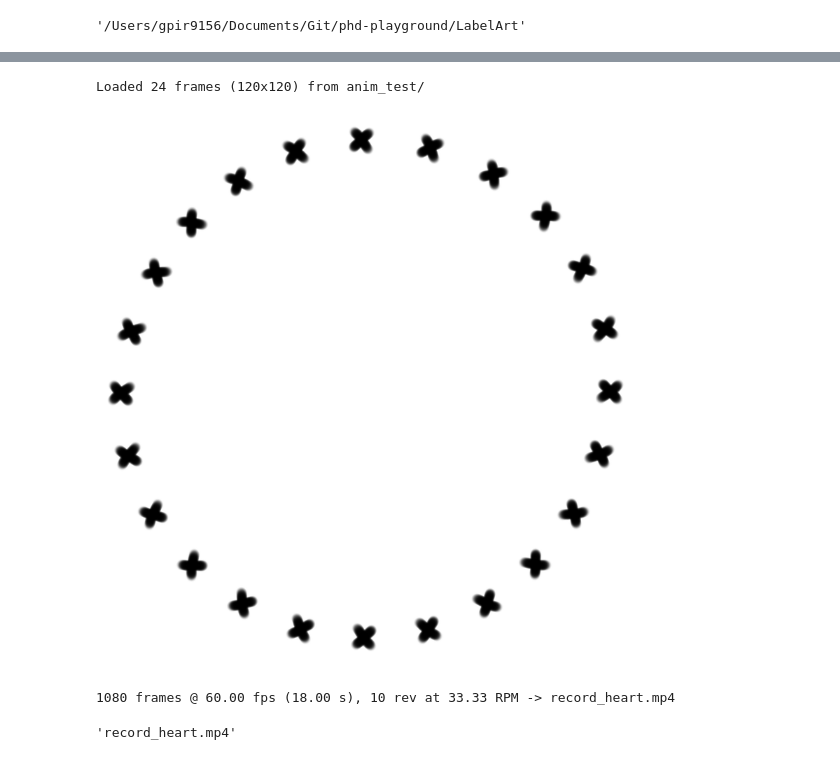
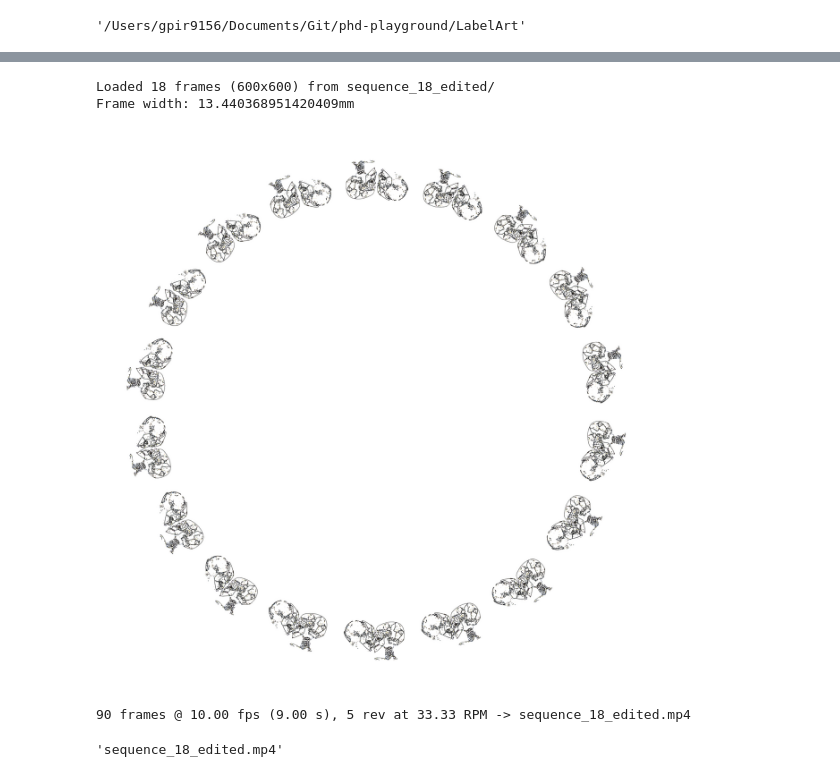
Before and after one commit to gracepiroscia/phd-playground, a Jupyter notebook: LabelArt/dummy_anim.ipynb, the cells around one changed output, grey strips where cells are left out. Saved outputs shown, nothing was run; the diff lists cells and outputs as text; code cells hidden in the pictures.

```diff
--- a/LabelArt/dummy_anim.ipynb
+++ b/LabelArt/dummy_anim.ipynb
@@ -61,7 +61,7 @@ def save_gif(frames, output_path, fps):
 
 def make_wheel(frames, radius_mm, dpi=300, scales=1.0, frame_width_mm=None,
                radial=True, label_diameter_mm=None, hole_diameter_mm=7.24,
-               bg=(255, 255, 255), output_path=None):
+               bg=(0, 0, 0), output_path=None, rotate_90=False):
     """
     Arrange frames evenly around a circle to make a printable disc / vinyl label.
 
@@ -79,6 +79,9 @@ def make_wheel(frames, radius_mm, dpi=300, scales=1.0, frame_width_mm=None,
 
     Returns an RGBA PIL image; everything outside the disc (and the hole) is transparent.
     """
+    if rotate_90:
+        frames = np.rot90(np.rot90(frames))
+
     n = len(frames)
     scales = np.broadcast_to(np.asarray(scales, dtype=float), (n,))
 
@@ -87,6 +90,7 @@ def make_wheel(frames, radius_mm, dpi=300, scales=1.0, frame_width_mm=None,
 
     if frame_width_mm is None:
         frame_width_mm = 0.9 * 2 * radius_mm * math.sin(math.pi / n)
+        print("Frame width: {}mm".format(frame_width_mm))
 
     if label_diameter_mm is None:
         half_extent = scales.max() * frame_width_mm * math.sqrt(2) / 2
@@ -296,10 +293,11 @@ def load_frames(directory, bg=(255, 255, 255), size=None):
     print(f"Loaded {len(frames)} frames ({S}x{S}) from {directory}")
     return np.stack(frames)
 # %%
-frame_dir = "anim_test/"
-frames=load_frames(frame_dir, bg=(255, 255, 255), size=None)
-make_wheel(frames, radius_mm=43, dpi=600, scales=1.0,
-           label_diameter_mm=100, output_path="wheel_max.png")
+frame_dir = "sequence_18_edited/"
+frames=load_frames(frame_dir, bg=(0, 0, 0), size=None)
+make_wheel(frames, radius_mm=43, dpi=300, scales=1.0,bg=(255, 255, 255),
+           label_diameter_mm=106, output_path="sequence_18_edited.pdf", rotate_90=True)
 # %% [output]
-Loaded 24 frames (120x120) from anim_test/
+Loaded 18 frames (600x600) from sequence_18_edited/
+Frame width: 13.440368951420409mm
-[figure, old version]
+[figure, new version]
@@ -306,5 +308,5 @@ Loaded 24 frames (120x120) from anim_test/
 # %%
-simulate_record("wheel.png", "record_heart.mp4", fps=60, revolutions=10)
+simulate_record("sequence_18_edited.png", "sequence_18_edited.mp4", fps=10, revolutions=5, size_px=1200, record_diameter_mm=150)
 # %% [output]
-1080 frames @ 60.00 fps (18.00 s), 10 rev at 33.33 RPM -> record_heart.mp4
+90 frames @ 10.00 fps (9.00 s), 5 rev at 33.33 RPM -> sequence_18_edited.mp4
-'record_heart.mp4'
+'sequence_18_edited.mp4'
```
Also changed, not shown: parts of 5 cells of this notebook, 13 other files.
